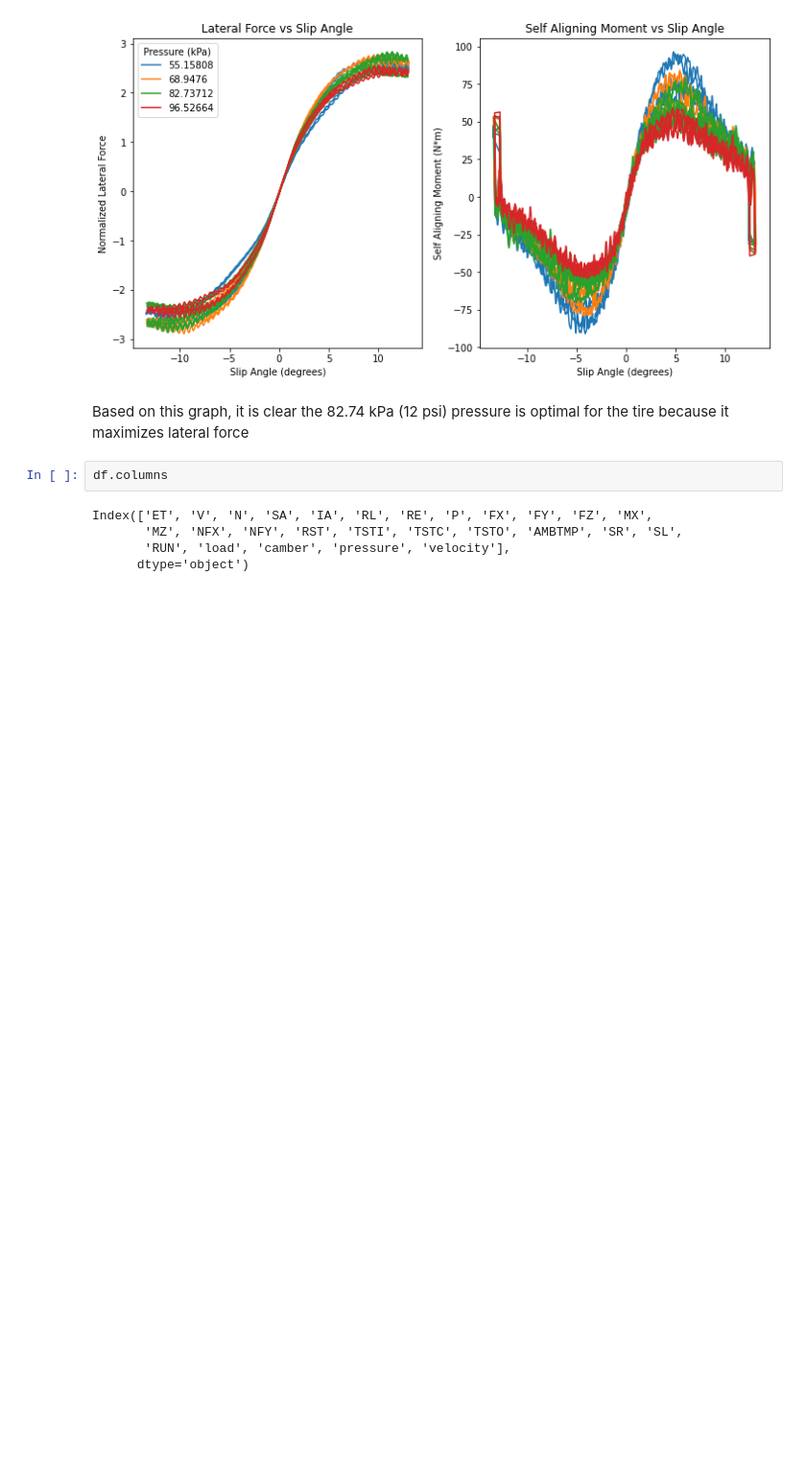
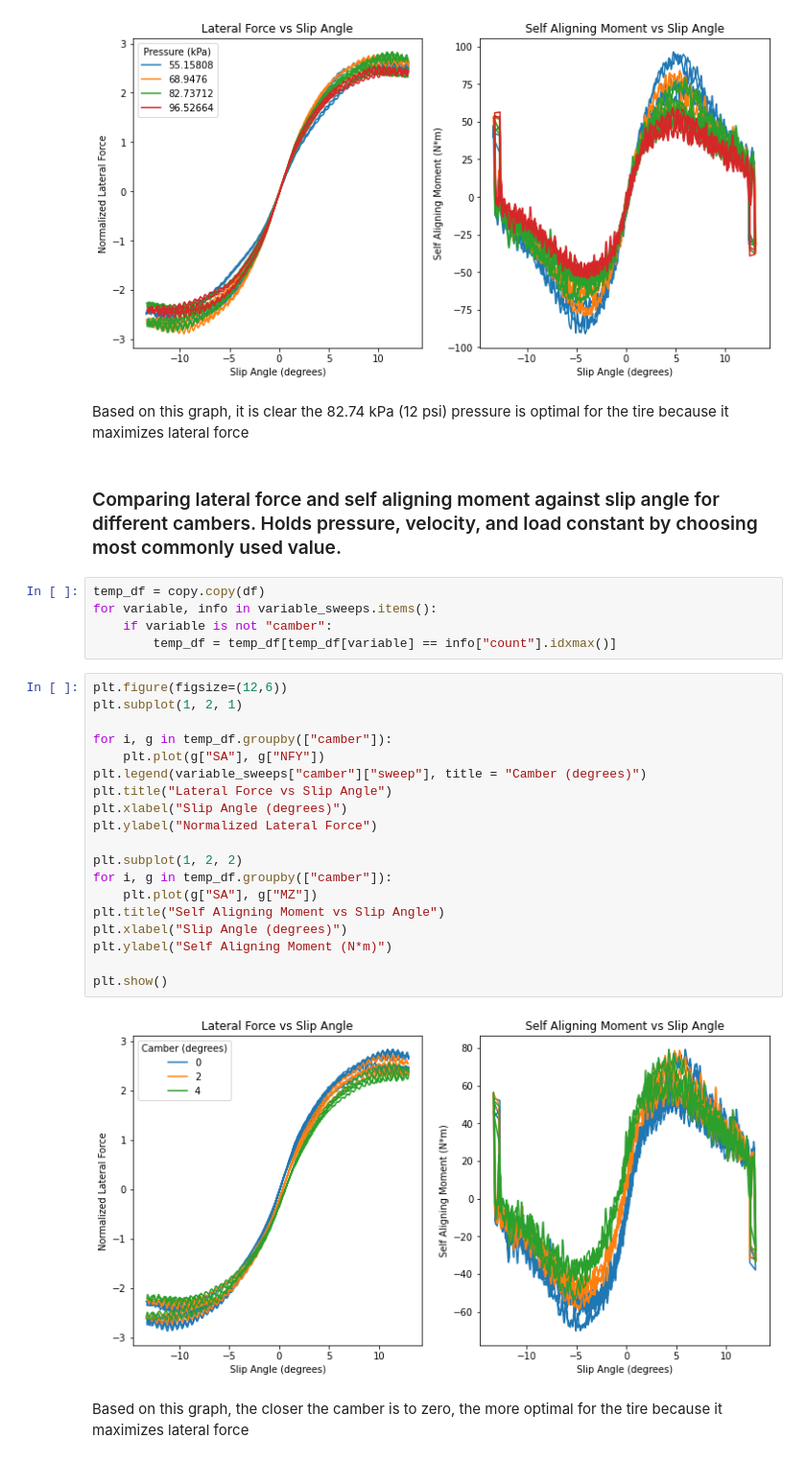
Before and after one commit to kierancoz/tire_analysis, a Jupyter notebook: rear_cornering_analysis.ipynb, the cells around one changed output. Shown at 96% size. Cells and saved outputs as stored; diff of their text form; blank space fills up the shorter version.

Commit message:
Add camber analysis

```diff
--- a/rear_cornering_analysis.ipynb
+++ b/rear_cornering_analysis.ipynb
@@ -86,10 +86,33 @@ plt.show()
 [figure]
 # %% [markdown]
 Based on this graph, it is clear the 82.74 kPa (12 psi) pressure is optimal for the tire because it maximizes lateral force
-# %%
-df.columns
-# %% [output]
-Index(['ET', 'V', 'N', 'SA', 'IA', 'RL', 'RE', 'P', 'FX', 'FY', 'FZ', 'MX',
-       'MZ', 'NFX', 'NFY', 'RST', 'TSTI', 'TSTC', 'TSTO', 'AMBTMP', 'SR', 'SL',
-       'RUN', 'load', 'camber', 'pressure', 'velocity'],
-      dtype='object')
+# %% [markdown]
+### Comparing lateral force and self aligning moment against slip angle for different cambers. Holds pressure, velocity, and load constant by choosing most commonly used value.
+# %%
+temp_df = copy.copy(df)
+for variable, info in variable_sweeps.items():
+    if variable is not "camber":
+        temp_df = temp_df[temp_df[variable] == info["count"].idxmax()]
+# %%
+plt.figure(figsize=(12,6))
+plt.subplot(1, 2, 1)
+
+for i, g in temp_df.groupby(["camber"]):
+    plt.plot(g["SA"], g["NFY"])
+plt.legend(variable_sweeps["camber"]["sweep"], title = "Camber (degrees)")
+plt.title("Lateral Force vs Slip Angle")
+plt.xlabel("Slip Angle (degrees)")
+plt.ylabel("Normalized Lateral Force")
+
+plt.subplot(1, 2, 2)
+for i, g in temp_df.groupby(["camber"]):
+    plt.plot(g["SA"], g["MZ"])
+plt.title("Self Aligning Moment vs Slip Angle")
+plt.xlabel("Slip Angle (degrees)")
+plt.ylabel("Self Aligning Moment (N*m)")
+
+plt.show()
+# %% [output]
+[figure, added]
+# %% [markdown]
+Based on this graph, the closer the camber is to zero, the more optimal for the tire because it maximizes lateral force
```
